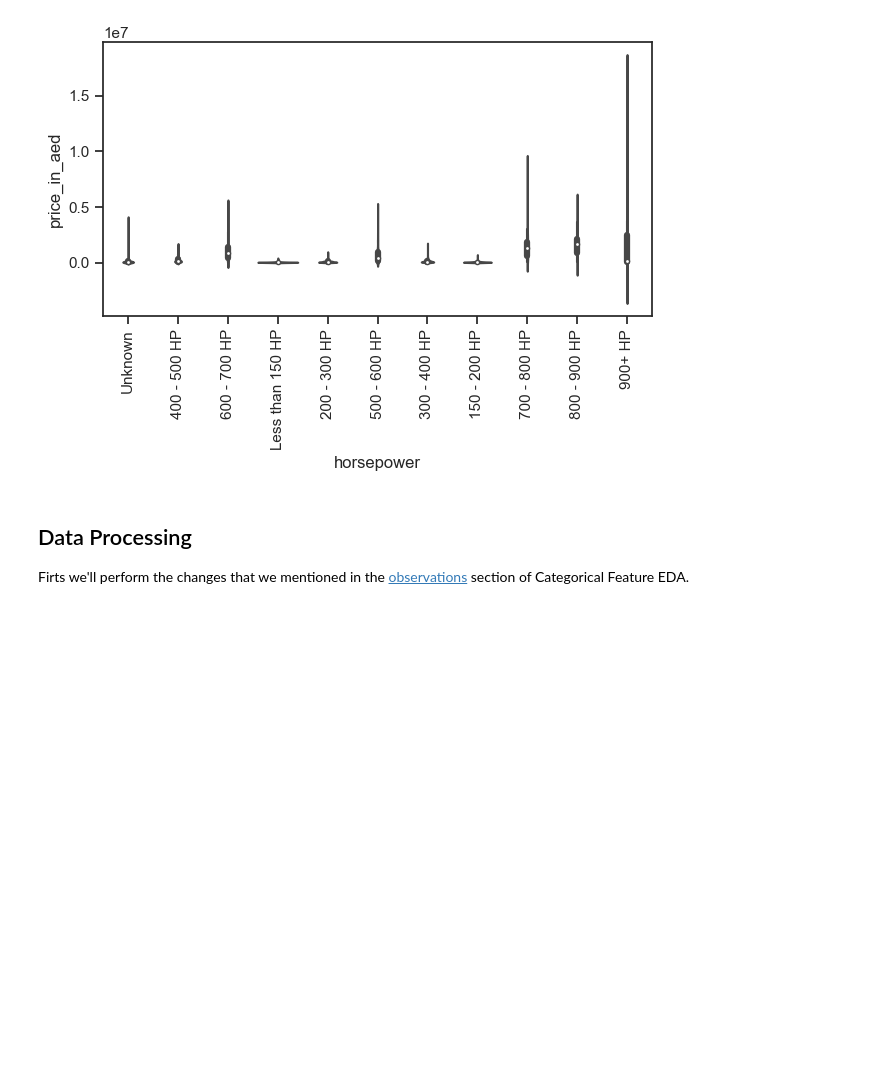
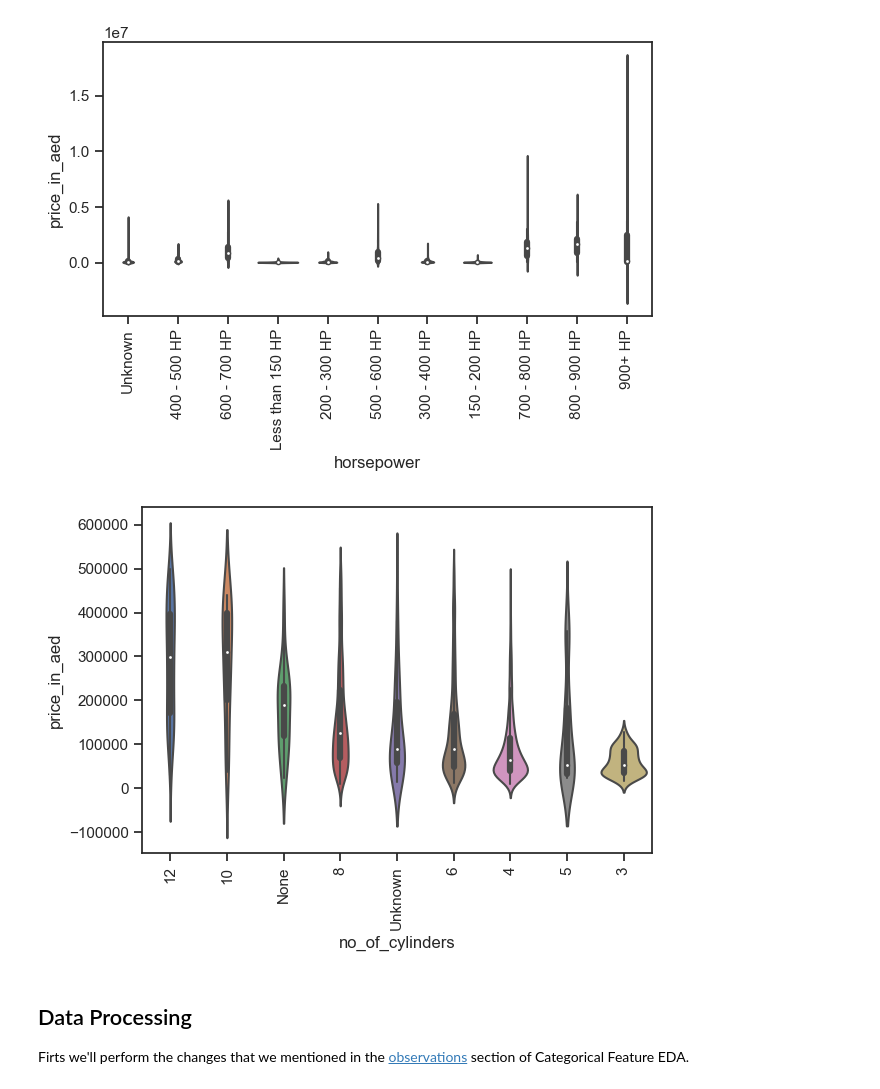
Before and after one commit to muscak/Dubizzle-Used-Car-Sale-Price-Prediction, a Jupyter notebook: Dubizzle-Used-Car-Sale-Price-Prediction.ipynb, the cells around one changed output. Cells and saved outputs as stored; diff of their text form; code cells hidden in the pictures; blank space fills up the shorter version.

```diff
--- a/Dubizzle-Used-Car-Sale-Price-Prediction.ipynb
+++ b/Dubizzle-Used-Car-Sale-Price-Prediction.ipynb
@@ -370,6 +374,17 @@ plt.tight_layout()
 plt.show()
 # %% [output]
 [figure]
+# %%
+#Using pandas methods and slicing to determine the order by decreasing median
+my_order = df.groupby(by=["no_of_cylinders"])["price_in_aed"].median().sort_values().iloc[::-1].index
+
+sb.violinplot(data=df[(df['kilometers'] <= 300000) & (df['price_in_aed'] <= 500000)],
+              y='price_in_aed', x='no_of_cylinders', order=my_order)
+plt.xticks(rotation=90)
+plt.tight_layout()
+plt.show()
+# %% [output]
+[figure, added]
 # %% [markdown]
 ## Data Processing
 
```
Also changed, not shown: parts of 39 cells of this notebook.
